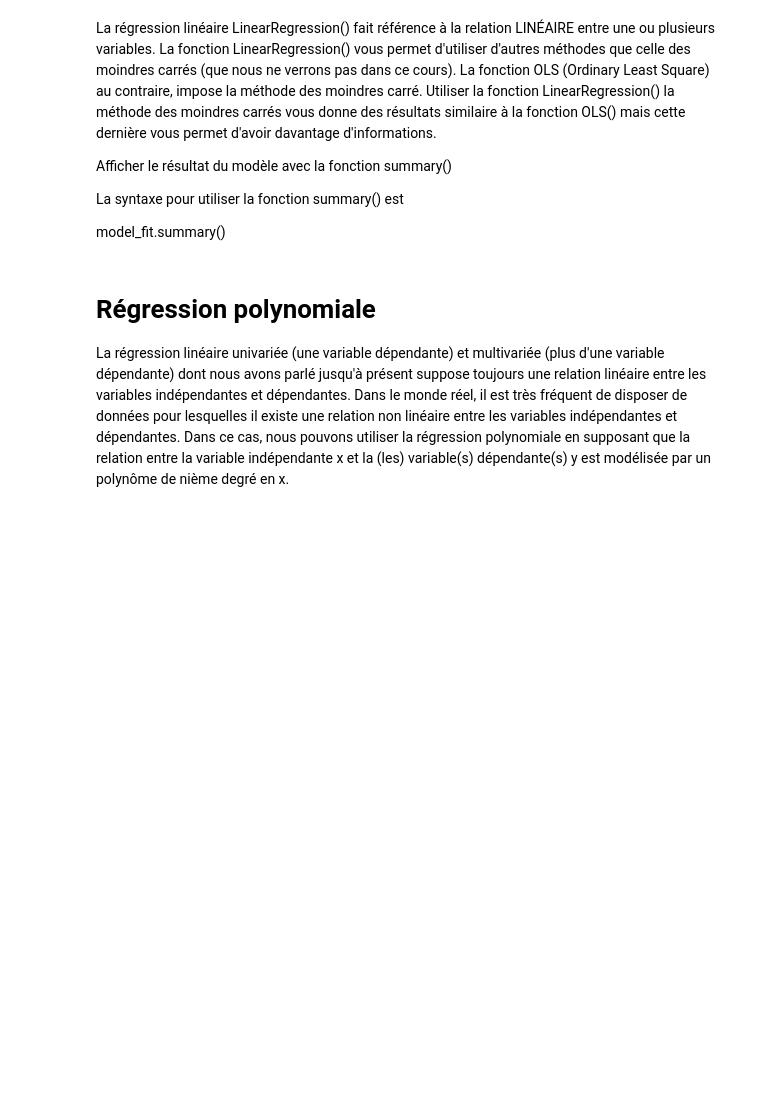
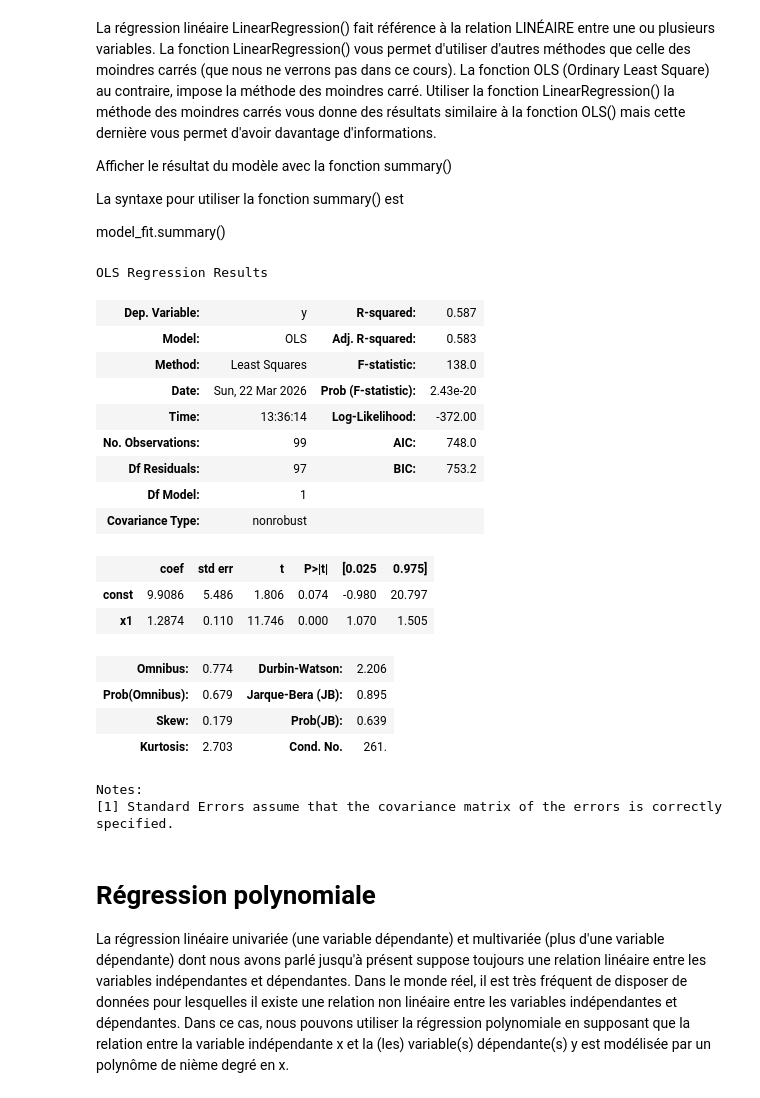
Before and after one commit to dempxl/IA-TPs, a Jupyter notebook: TP2/TP_regression_sujet_étudiant_IA_L3_sujet.ipynb, the cells around one changed output. Cells and saved outputs as stored; diff of their text form; code cells hidden in the pictures; blank space fills up the shorter version.

```diff
--- a/TP2/TP_regression_sujet_étudiant_IA_L3_sujet.ipynb
+++ b/TP2/TP_regression_sujet_étudiant_IA_L3_sujet.ipynb
@@ -306,9 +320,31 @@ model_fit.summary()
 # %%
 import statsmodels.api as sm
 X_OLS = sm.add_constant(X)
 
 model = sm.OLS(endog=Y, exog=X_OLS)
 model_fit = model.fit()
+
+model_fit.summary()
+# %% [output]
+OLS Regression Results
+| Dep. Variable: | y | R-squared: | 0.587 |
+| Model: | OLS | Adj. R-squared: | 0.583 |
+| Method: | Least Squares | F-statistic: | 138.0 |
+| Date: | Sun, 22 Mar 2026 | Prob (F-statistic): | 2.43e-20 |
+| Time: | 13:36:14 | Log-Likelihood: | -372.00 |
+| No. Observations: | 99 | AIC: | 748.0 |
+| Df Residuals: | 97 | BIC: | 753.2 |
+| Df Model: | 1 |  |  |
+| Covariance Type: | nonrobust |  |  |
+|  | coef | std err | t | P>|t| | [0.025 | 0.975] |
+| const | 9.9086 | 5.486 | 1.806 | 0.074 | -0.980 | 20.797 |
+| x1 | 1.2874 | 0.110 | 11.746 | 0.000 | 1.070 | 1.505 |
+| Omnibus: | 0.774 | Durbin-Watson: | 2.206 |
+| Prob(Omnibus): | 0.679 | Jarque-Bera (JB): | 0.895 |
+| Skew: | 0.179 | Prob(JB): | 0.639 |
+| Kurtosis: | 2.703 | Cond. No. | 261. |
+Notes:
+[1] Standard Errors assume that the covariance matrix of the errors is correctly specified.
 # %% [markdown]
 # Régression polynomiale
 La régression linéaire univariée (une variable dépendante) et multivariée (plus d'une variable dépendante) dont nous avons parlé jusqu'à présent suppose toujours une relation linéaire entre les variables indépendantes et dépendantes. Dans le monde réel, il est très fréquent de disposer de données pour lesquelles il existe une relation non linéaire entre les variables indépendantes et dépendantes. Dans ce cas, nous pouvons utiliser la régression polynomiale en supposant que la relation entre la variable indépendante x et la (les) variable(s) dépendante(s) y est modélisée par un polynôme de nième degré en x.
```
Also changed, not shown: parts of 10 cells of this notebook.
